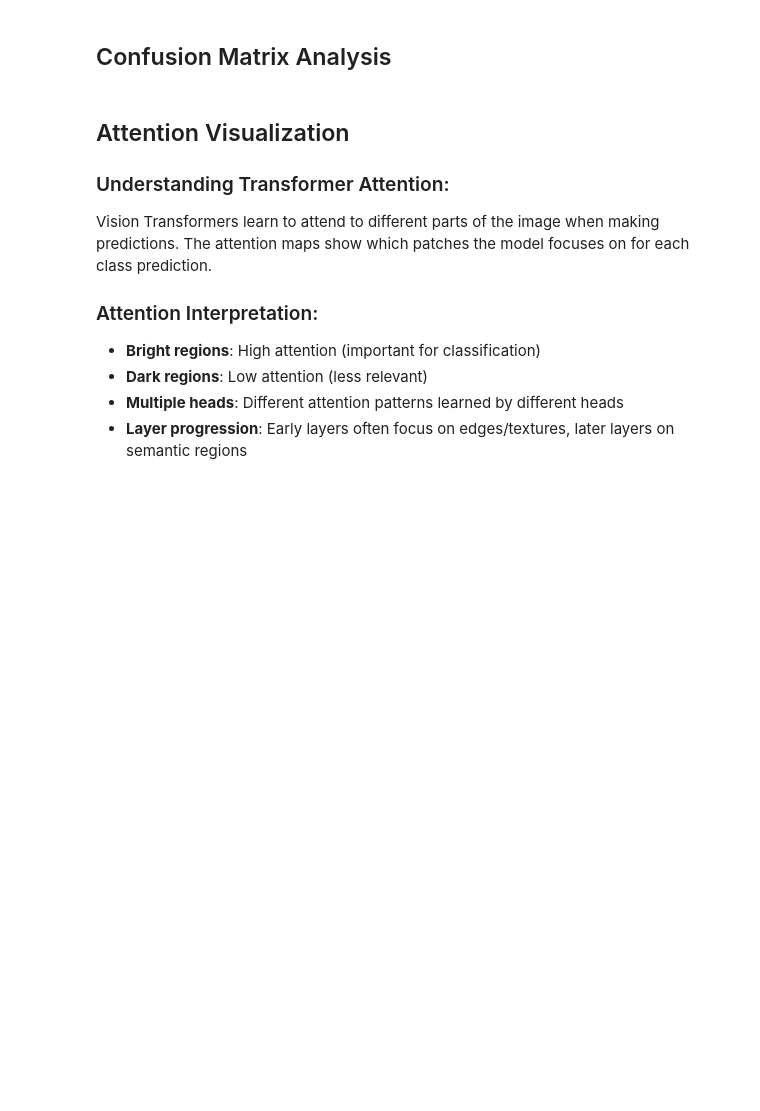
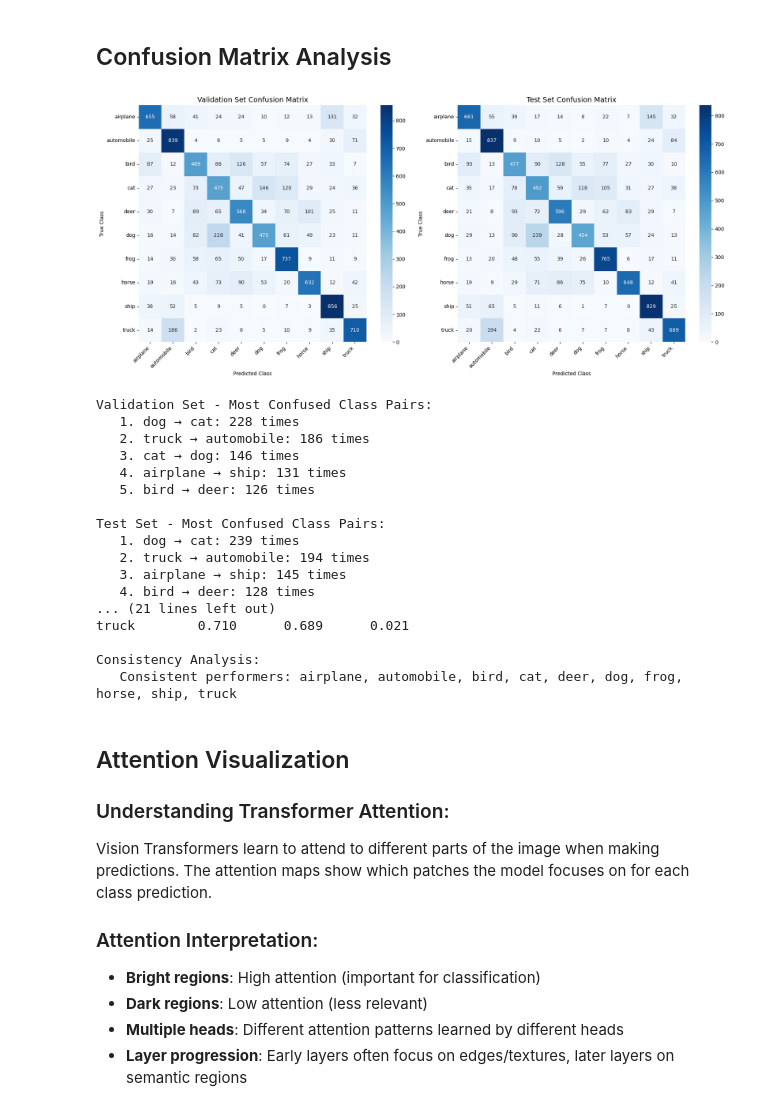
Before and after one commit to nawaz0x1/CS231N-Computer-Vision, a Jupyter notebook: Lecture 8/Vision Transformer.ipynb, the cells around one changed output. Cells and saved outputs as stored; diff of their text form; code cells hidden in the pictures; blank space fills up the shorter version.

```diff
--- a/Lecture 8/Vision Transformer.ipynb
+++ b/Lecture 8/Vision Transformer.ipynb
@@ -1087,7 +1061,6 @@ print(f"   F1-Score difference: {abs(val_metrics['f1'] - test_metrics['f1']):.4f
 # %%
 plt.figure(figsize=(18, 8))
 
-# Validation confusion matrix
 plt.subplot(1, 2, 1)
 cm_val = confusion_matrix(val_true, val_pred)
 sns.heatmap(cm_val, annot=True, fmt='d', cmap='Blues',
@@ -1098,7 +1071,6 @@ plt.xlabel('Predicted Class')
 plt.xticks(rotation=45, ha='right')
 plt.yticks(rotation=0)
 
-# Test confusion matrix
 plt.subplot(1, 2, 2)
 cm_test = confusion_matrix(test_true, test_pred)
 sns.heatmap(cm_test, annot=True, fmt='d', cmap='Blues',
@@ -1113,14 +1085,11 @@ plt.tight_layout()
 plt.show()
 
 def analyze_confusion_pairs(cm, class_names, dataset_name, top_k=5):
-    """Analyze most confused class pairs."""
     print(f"\n{dataset_name} Set - Most Confused Class Pairs:")
 
-    # Get off-diagonal elements (misclassifications)
     cm_off_diag = cm.copy()
     np.fill_diagonal(cm_off_diag, 0)
 
-    # Find top confused pairs
     flat_indices = np.argsort(cm_off_diag.ravel())[-top_k:][::-1]
 
     confused_pairs = []
@@ -1140,35 +1109,53 @@ print(f"\nConfusion Pattern Analysis:")
 print("Common confusion patterns often reveal:")
 print(" • Visually similar classes (e.g., truck ↔ automobile)")
 print(" • Classes with similar backgrounds (e.g., animals in natural settings)")
 print(" • Scale/viewpoint issues (e.g., distant airplanes vs birds)")
 print(" • Color/texture similarities")
 
-# Class accuracy comparison
 val_class_acc = cm_val.diagonal() / cm_val.sum(axis=1)
 test_class_acc = cm_test.diagonal() / cm_test.sum(axis=1)
 
 print(f"\nClass Accuracy Comparison (Validation vs Test):")
 print(f"{'Class':<12} {'Val Acc':<10} {'Test Acc':<10} {'Difference':<10}")
 print("-" * 50)
 
 consistent_classes = []
 inconsistent_classes = []
 
 for i in range(len(class_names)):
     diff = abs(val_class_acc[i] - test_class_acc[i])
     print(f"{class_names[i]:<12} {val_class_acc[i]:<10.3f} "
           f"{test_class_acc[i]:<10.3f} {diff:<10.3f}")
 
-    if diff < 0.05:  # Less than 5% difference
+    if diff < 0.05:
         consistent_classes.append(class_names[i])
     else:
         inconsistent_classes.append(class_names[i])
 
 print(f"\nConsistency Analysis:")
 if consistent_classes:
     print(f"   Consistent performers: {', '.join(consistent_classes)}")
 if inconsistent_classes:
     print(f"   Inconsistent performers: {', '.join(inconsistent_classes)}")
+# %% [output]
+[figure, added]
+Validation Set - Most Confused Class Pairs:
+   1. dog → cat: 228 times
+   2. truck → automobile: 186 times
+   3. cat → dog: 146 times
+   4. airplane → ship: 131 times
+   5. bird → deer: 126 times
+
+Test Set - Most Confused Class Pairs:
+   1. dog → cat: 239 times
+   2. truck → automobile: 194 times
+   3. airplane → ship: 145 times
+   4. bird → deer: 128 times
+... (21 lines left out)
+truck        0.710      0.689      0.021
+
+Consistency Analysis:
+   Consistent performers: airplane, automobile, bird, cat, deer, dog, frog, horse, ship, truck
 # %% [markdown]
 ## Attention Visualization
 
```
Also changed, not shown: parts of 19 cells of this notebook.
